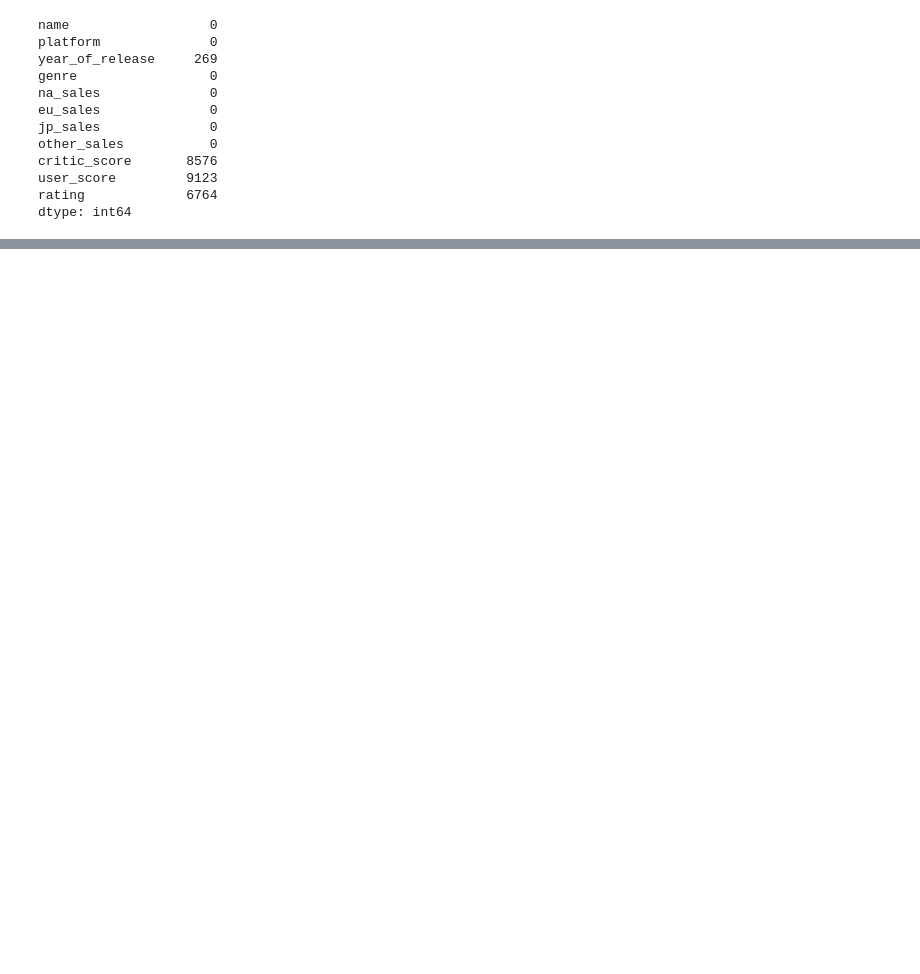
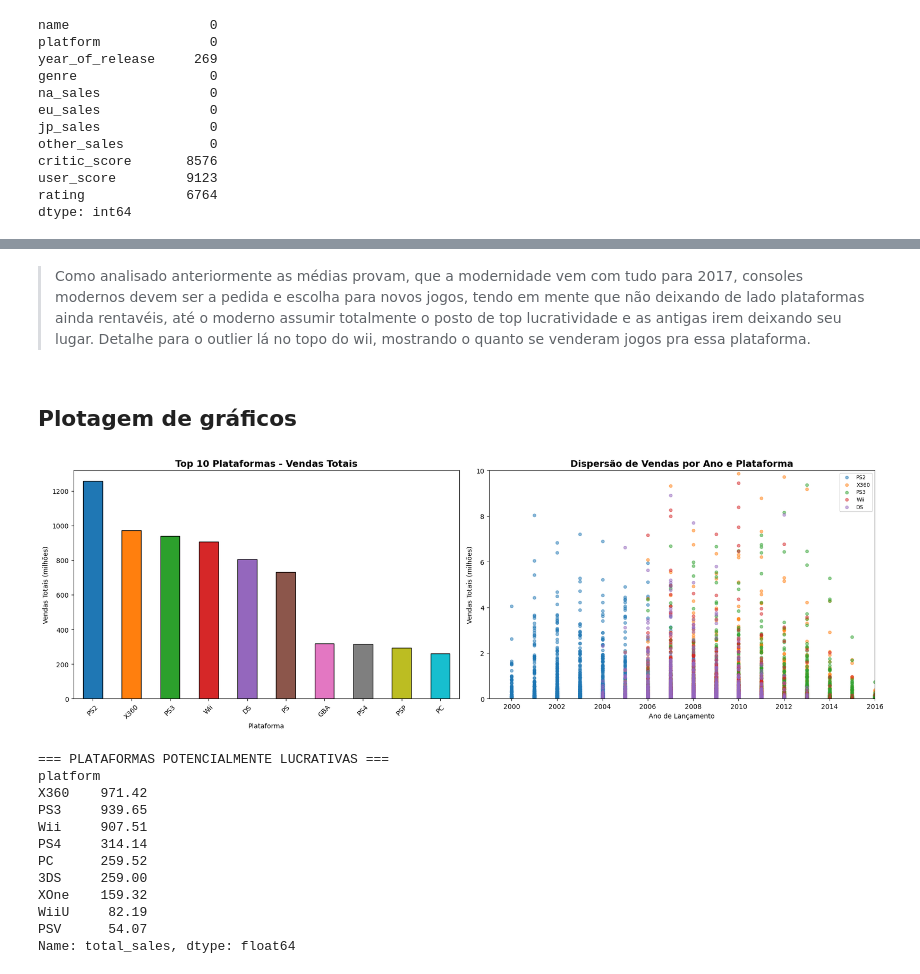
Before and after one commit to luiz19190/Sprint-6-tripleten-projeto-integrado, a Jupyter notebook: notebook_project.ipynb, the cells around one changed output, grey strips where cells are left out. Drawn from its saved outputs; the diff is of its cells as text; code cells hidden in the pictures; blank space fills up the shorter version.

```diff
--- a/notebook_project.ipynb
+++ b/notebook_project.ipynb
@@ -128,0 +191,4 @@ dtype: int64
+# %%
+# Vendas totais por cada plataforma
+platform_sales = df.groupby('platform')['total_sales'].sum().sort_values(ascending=False)
+print(platform_sales.head(10))
@@ -128,0 +322,58 @@ dtype: int64
+# %% [markdown]
+> Como analisado anteriormente as médias provam, que a modernidade vem com tudo para 2017, consoles modernos devem ser a pedida e escolha para novos jogos, tendo em mente que não deixando de lado plataformas ainda rentavéis, até o moderno assumir totalmente o posto de top lucratividade e as antigas irem deixando seu lugar. Detalhe para o outlier lá no topo do wii, mostrando o quanto se venderam jogos pra essa plataforma.
+# %% [markdown]
+## Plotagem de gráficos
+# %%
+import matplotlib.pyplot as plt
+
+fig, axes = plt.subplots(1, 2, figsize=(18, 6))
+
+# vendas totais por plataforma (barras)
+colors = plt.cm.tab10.colors
+platform_sales.head(10).plot(kind='bar', ax=axes[0], color=colors, edgecolor='black')
+axes[0].set_title('Top 10 Plataformas - Vendas Totais', fontsize=14, fontweight='bold')
+axes[0].set_xlabel('Plataforma')
+axes[0].set_ylabel('Vendas Totais (milhões)')
+axes[0].tick_params(axis='x', rotation=45)
+
+# dispersão top 5 plataformas
+top_platforms = platform_sales.head(5).index
+df_top = df[df['platform'].isin(top_platforms)].dropna(subset=['year_of_release'])
+
+for platform in top_platforms:
+    dados = df_top[df_top['platform'] == platform]
+    axes[1].scatter(dados['year_of_release'], dados['total_sales'],
+                    label=platform, alpha=0.5, s=20)
+
+axes[1].set_title('Dispersão de Vendas por Ano e Plataforma', fontsize=14, fontweight='bold')
+axes[1].set_xlabel('Ano de Lançamento')
+axes[1].set_ylabel('Vendas Totais (milhões)')
+axes[1].set_ylim(0, 10)
+axes[1].set_xlim(1999, df_top['year_of_release'].max())
+axes[1].legend(fontsize=8)
+
+plt.tight_layout()
+plt.savefig('platform_sales.png', dpi=150)
+plt.show()
+
+# plataformas potencialmente lucrativas
+ano_atual = df['year_of_release'].dropna().max()
+platform_data = df.dropna(subset=['year_of_release']).groupby('platform')['year_of_release'].agg(['min', 'max'])
+ativas = platform_data[platform_data['max'] == ano_atual].index
+
+print("=== PLATAFORMAS POTENCIALMENTE LUCRATIVAS ===")
+print(platform_sales[platform_sales.index.isin(ativas)].head(10))
+# %% [output]
+[figure, added]
+=== PLATAFORMAS POTENCIALMENTE LUCRATIVAS ===
+platform
+X360    971.42
+PS3     939.65
+Wii     907.51
+PS4     314.14
+PC      259.52
+3DS     259.00
+XOne    159.32
+WiiU     82.19
+PSV      54.07
+Name: total_sales, dtype: float64
```
Also changed, not shown: parts of 40 cells of this notebook, 1 other file.
